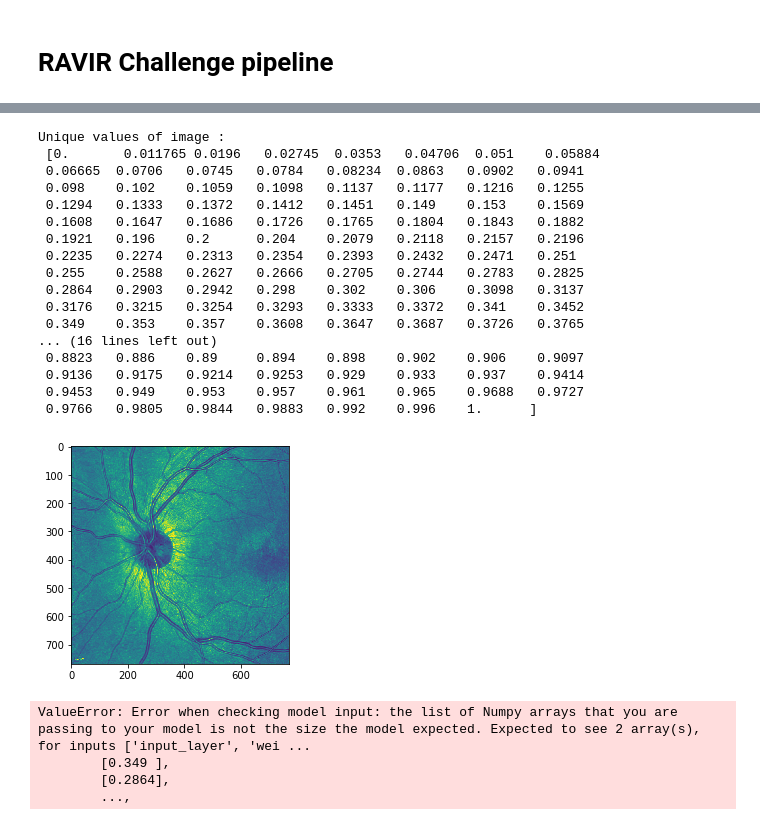
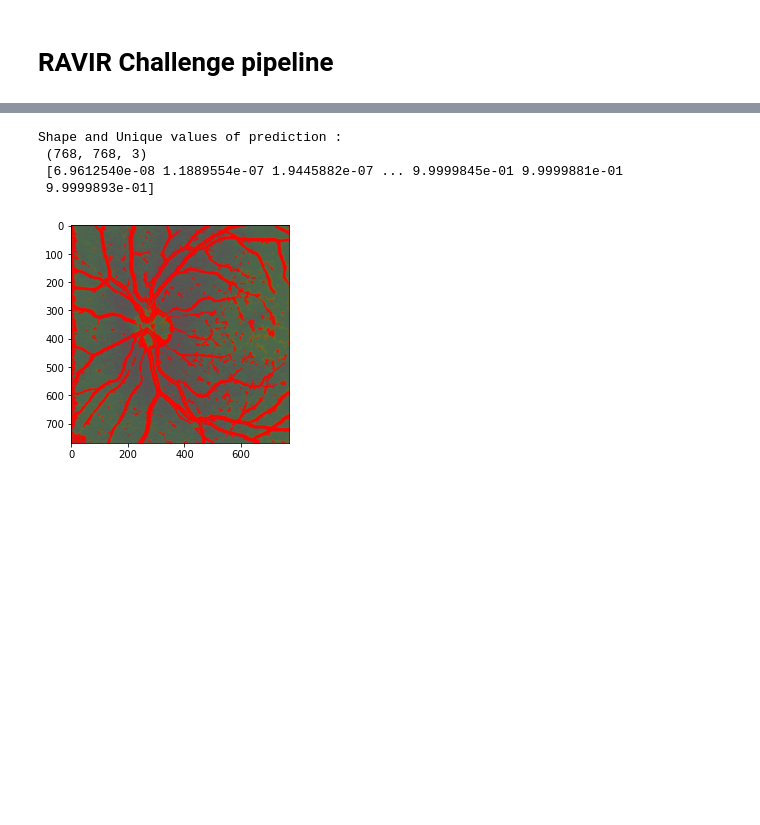
Before and after one commit to Stylback/ravir-challenge, a Jupyter notebook: code/pipeline.ipynb, the cells around one changed output, grey strips where cells are left out. Cells and saved outputs as stored; diff of their text form; code cells hidden in the pictures; blank space fills up the shorter version.

```diff
--- a/code/pipeline.ipynb
+++ b/code/pipeline.ipynb
@@ -194,47 +172,5 @@ The keys are:  ['loss', 'dice_coef', 'val_loss', 'val_dice_coef']
 # %%
 # Read and load test images for prediction
 test_image_list = get_file_list(test_dir, '')
-x_test = load_image(test_image_list, img_w, img_h)
+x_test = load_image(test_image_list, img_w, img_h, img_c, 'image')
+w_test = np.ones([x_test.shape[0], img_w, img_h, img_c]) # Weight map filled with ones for prediction purposes
-# %%
-# Display image information for debugging
-%matplotlib inline
-get_image_information(x_test, img_w, img_h, 'image', loaded = True)
-# %% [output]
-Unique values of image :
- [0.       0.011765 0.0196   0.02745  0.0353   0.04706  0.051    0.05884
- 0.06665  0.0706   0.0745   0.0784   0.08234  0.0863   0.0902   0.0941
- 0.098    0.102    0.1059   0.1098   0.1137   0.1177   0.1216   0.1255
- 0.1294   0.1333   0.1372   0.1412   0.1451   0.149    0.153    0.1569
- 0.1608   0.1647   0.1686   0.1726   0.1765   0.1804   0.1843   0.1882
- 0.1921   0.196    0.2      0.204    0.2079   0.2118   0.2157   0.2196
- 0.2235   0.2274   0.2313   0.2354   0.2393   0.2432   0.2471   0.251
- 0.255    0.2588   0.2627   0.2666   0.2705   0.2744   0.2783   0.2825
- 0.2864   0.2903   0.2942   0.298    0.302    0.306    0.3098   0.3137
- 0.3176   0.3215   0.3254   0.3293   0.3333   0.3372   0.341    0.3452
- 0.349    0.353    0.357    0.3608   0.3647   0.3687   0.3726   0.3765
-... (16 lines left out)
- 0.8823   0.886    0.89     0.894    0.898    0.902    0.906    0.9097
- 0.9136   0.9175   0.9214   0.9253   0.929    0.933    0.937    0.9414
- 0.9453   0.949    0.953    0.957    0.961    0.965    0.9688   0.9727
- 0.9766   0.9805   0.9844   0.9883   0.992    0.996    1.      ]
-[figure, removed]
-# %%
-# Predict test images - images https://www.tensorflow.org/tutorials/images/segmentation#train_the_model
-
-# NOTE: Does not work as model.predict() wants the same type of input as during training.
-#       It might be due to train_generator or it might be due to the weight-map in Input/loss
-#       Can't supply test with a weight-map as it requires a mask (which is the prediction we are looking for).
-#       See .predict arguments here: https://www.tensorflow.org/api_docs/python/tf/keras/Model#predict
-
-# Another solution might be to save weights after training and then compile a new model that don't use weight maps.
-# Not sure if this is possible however as the weights might be model-dependent.
-# https://www.tensorflow.org/tutorials/keras/save_and_load
-# https://www.tensorflow.org/api_docs/python/tf/keras/Model#save_weights
-
-# Make a for-loop: "For each image in the list x_test, make a prediction and append the output to another list"
-predicted_mask = model.predict(x_test[0])
-# %% [output]
-ValueError: Error when checking model input: the list of Numpy arrays that you are passing to your model is not the size the model expected. Expected to see 2 array(s), for inputs ['input_layer', 'wei ...
-        [0.349 ],
-        [0.2864],
-        ...,
@@ -249,0 +177,13 @@ ValueError: Error when checking model input: the list of Numpy arrays that you a
+# %%
+# Predict test images
+predicted_mask_list = model.predict([x_test, w_test])
+predicted_mask_list= predicted_mask_list
+
+if debugging:
+    get_image_information(predicted_mask_list, img_w, img_h, 'prediction', loaded = True)
+# %% [output]
+Shape and Unique values of prediction :
+ (768, 768, 3)
+ [6.9612540e-08 1.1889554e-07 1.9445882e-07 ... 9.9999845e-01 9.9999881e-01
+ 9.9999893e-01]
+[figure, added]
```
Also changed, not shown: parts of 11 cells of this notebook, 23 other files.
